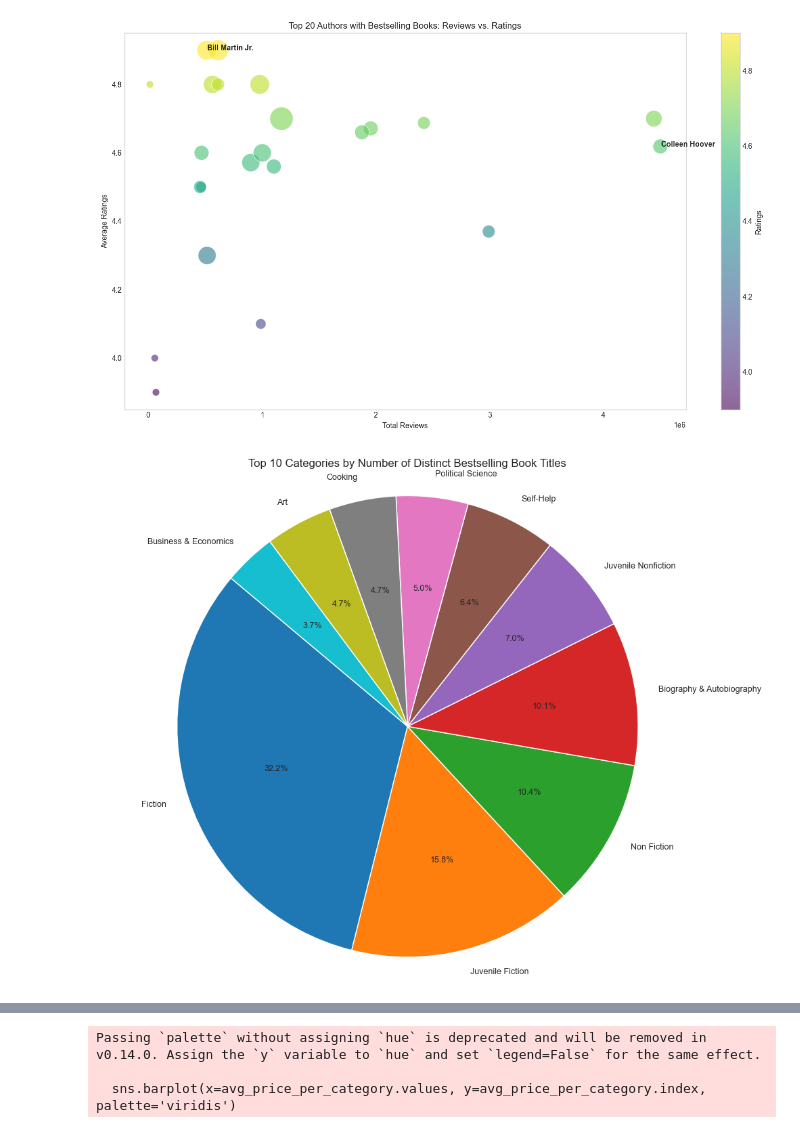
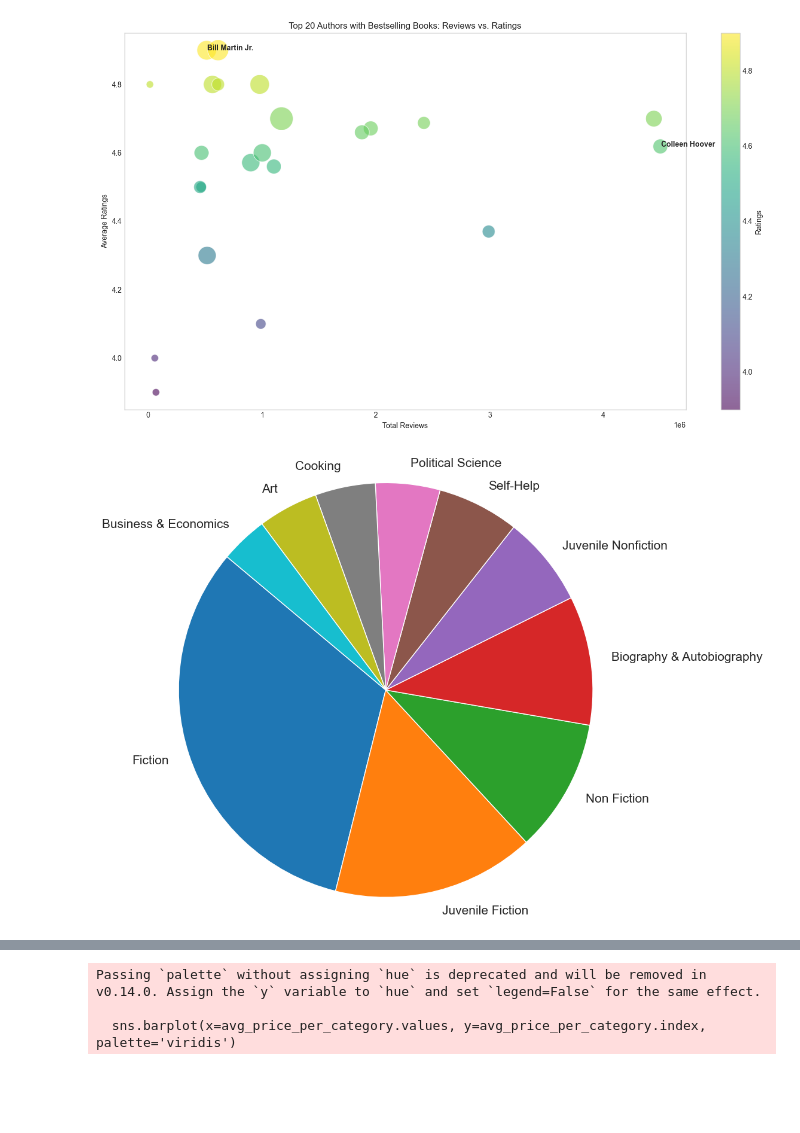
Before and after one commit to Martagilant/EDA, a Jupyter notebook: amazon_analysis_III.ipynb, the cells around one changed output, grey strips where cells are left out. Drawn from its saved outputs; the diff is of its cells as text; code cells hidden in the pictures; blank space fills up the shorter version.

```diff
--- a/amazon_analysis_III.ipynb
+++ b/amazon_analysis_III.ipynb
@@ -344,30 +432,31 @@ plt.show()
 # %%
 import matplotlib.pyplot as plt
 
 # Count distinct book titles per category
 category_title_counts = df.groupby('Categories')['Title'].nunique().sort_values(ascending=False)
 
 # Select top 15 categories
 top_10_categories = category_title_counts.head(10)
 
 # Plot pie chart
 plt.figure(figsize=(10, 8))
 plt.pie(
     top_10_categories,
     labels=top_10_categories.index,
-    autopct='%1.1f%%',
+
     startangle=140,
     wedgeprops=dict(edgecolor='white'),
-    textprops={'fontsize': 9}
+    textprops={'fontsize': 15}
+
 )
 
-plt.title('Top 10 Categories by Number of Distinct Bestselling Book Titles')
+
 plt.axis('equal')  # Ensures the pie is circular
 plt.tight_layout()
-plt.savefig("pie_bestselling_categories", dpi=300, bbox_inches='tight')
+plt.savefig("pie_bestselling_categories_book_titles", dpi=300, bbox_inches='tight')
 plt.show()
 # %% [output]
-[figure, old version]
+[figure, new version]
 # %%
 import matplotlib.pyplot as plt
 
```
Also changed, not shown: parts of 2 cells of this notebook.
